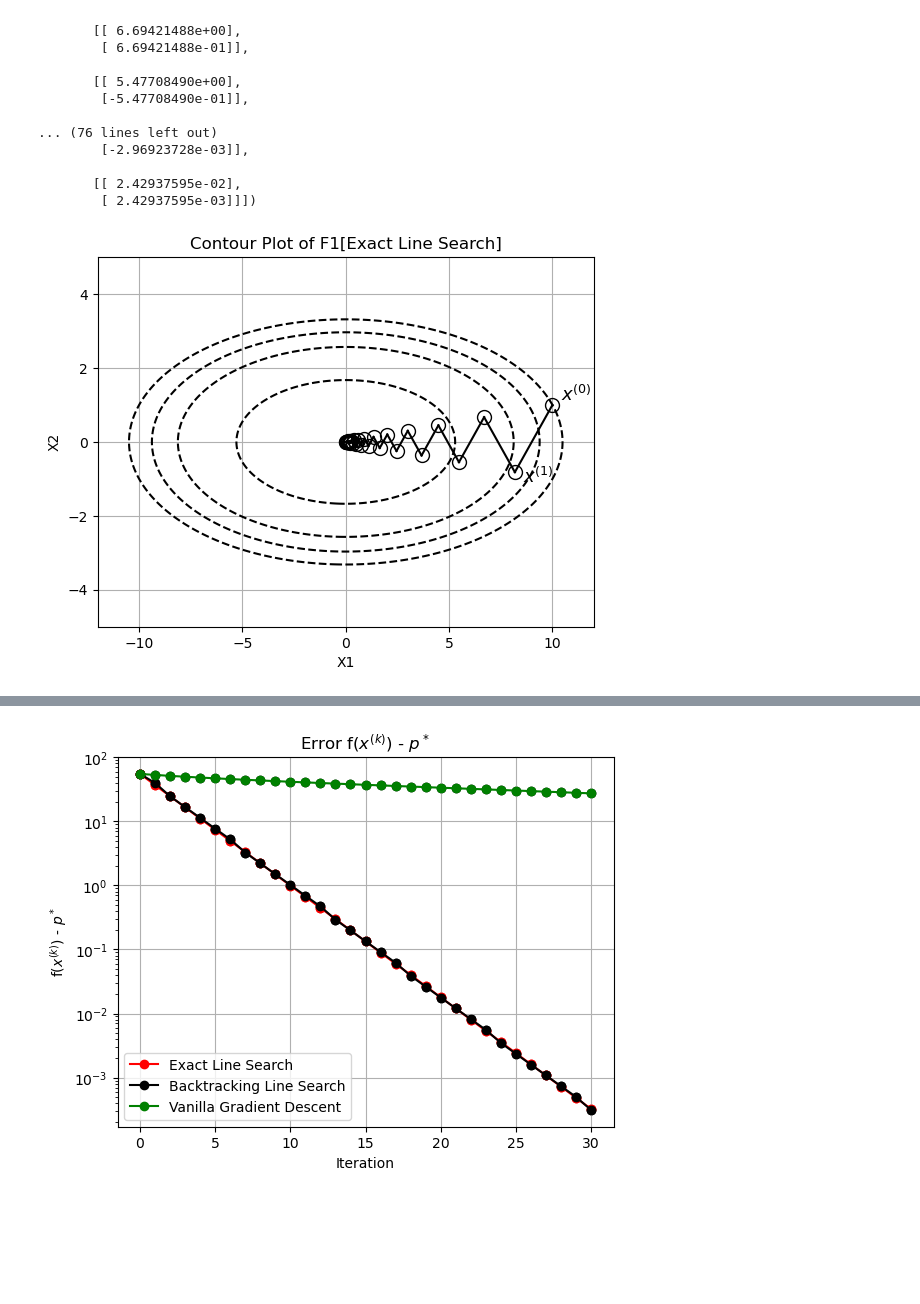
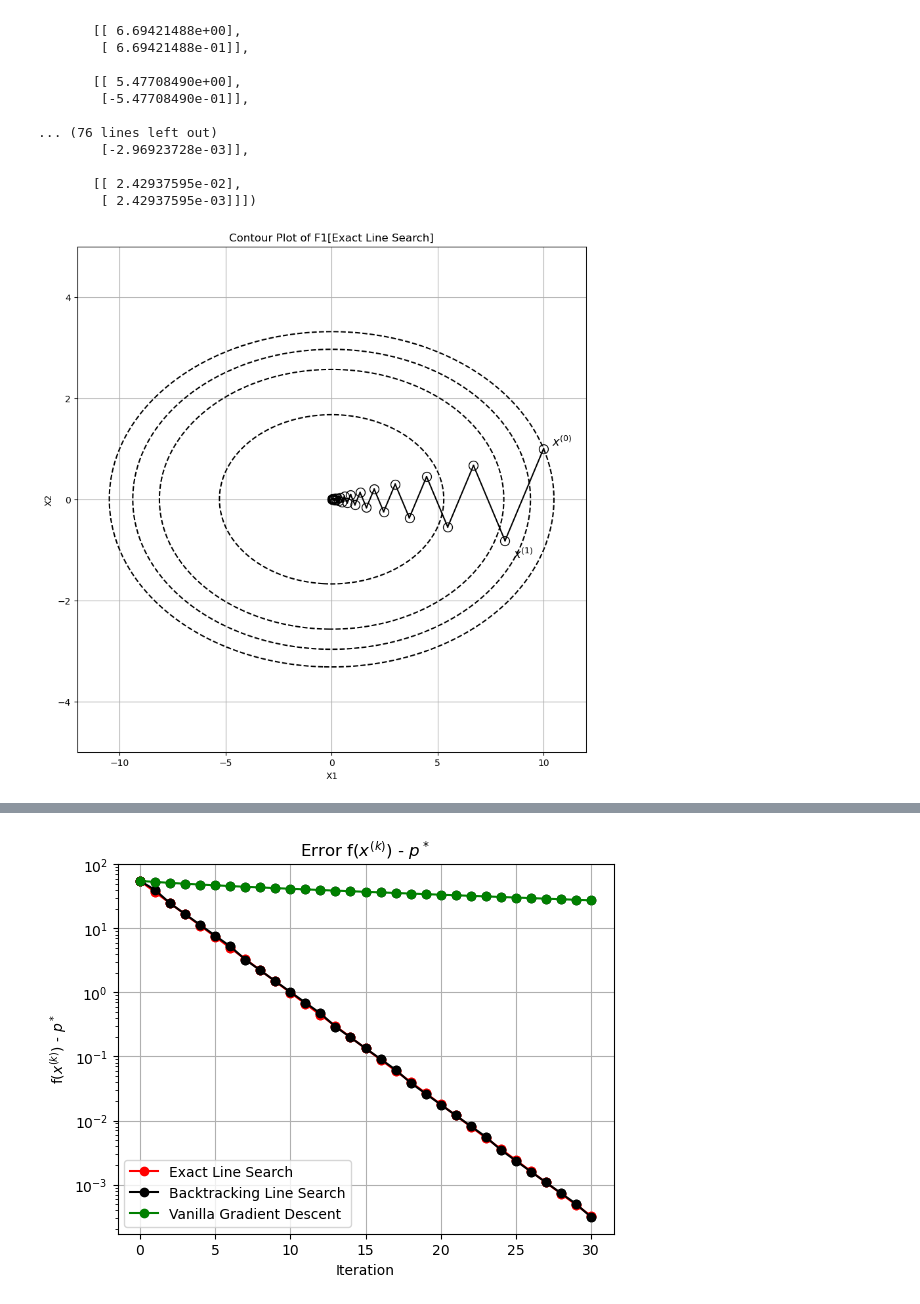
Before and after one commit to Ravi-Raghavan/ConvexOptimization, a Jupyter notebook: Homework #4 - Part 2.ipynb, the cells around one changed output, grey strips where cells are left out. Cells and saved outputs as stored; diff of their text form; code cells hidden in the pictures; blank space fills up the shorter version.

```diff
--- a/Homework #4 - Part 2.ipynb
+++ b/Homework #4 - Part 2.ipynb
@@ -275,34 +275,37 @@ X1, X2 = np.meshgrid(x1, x2)
 #function to calculate f1 value
 #x1, x2: inputs
 #gamma: function input
 def f1_plot(x1, x2, gamma = 10):
     return 0.5 * ((x1 ** 2) + (gamma * (x2 ** 2)))
 
 #given points on the contour grid, get function values
 F = f1_plot(X1, X2)
+
+#set figure size
+plt.figure(figsize = (10, 10))
 
 #plot f1 exact line search iterates
 for point in f1_exact_line_search_iterates:
     plt.plot(point[0, 0], point[1, 0], 'o', markersize=10, color='black', markerfacecolor='none')
 
 #label x^(0) and x^(1)
 offset = 0.4
 plt.text(f1_exact_line_search_iterates[0][0, 0] + offset, f1_exact_line_search_iterates[0][1, 0], r'$x^{(0)}$', fontsize=13, color='black', va='bottom', ha='left')
 plt.text(f1_exact_line_search_iterates[1][0, 0] + offset, f1_exact_line_search_iterates[1][1, 0] - offset, r'$x^{(1)}$', fontsize=13, color='black', va='bottom', ha='left')
 
 #Connect iterates via a line
 for i in range(len(f1_exact_line_search_iterates)-1):
     plt.plot([f1_exact_line_search_iterates[i][0, 0], f1_exact_line_search_iterates[i+1][0, 0]], [f1_exact_line_search_iterates[i][1, 0], f1_exact_line_search_iterates[i+1][1, 0]], color='black', linestyle='-')
 
 #Plot contour lines
 plt.contour(X1, X2, F, levels = [14, 33, 44, 55], colors='black', linestyles='dashed')
 plt.xlabel('X1')
 plt.ylabel('X2')
 plt.title('Contour Plot of F1[Exact Line Search]')
 plt.grid(True)
 plt.show()
 # %% [output]
-[figure, old version]
+[figure, new version]
 # %%
 #run gradient descent, with backtracking algorithm, for f1(i.e. the quadratic function)
 f1_backtracking_iterates, f1_backtracking_function_values = backtracking_line_search_gradient_descent(f1, f1_gradient, f1_backtracking_algorithm, x0, 30, 1e-4)
```
Also changed, not shown: parts of 1 cell of this notebook.
